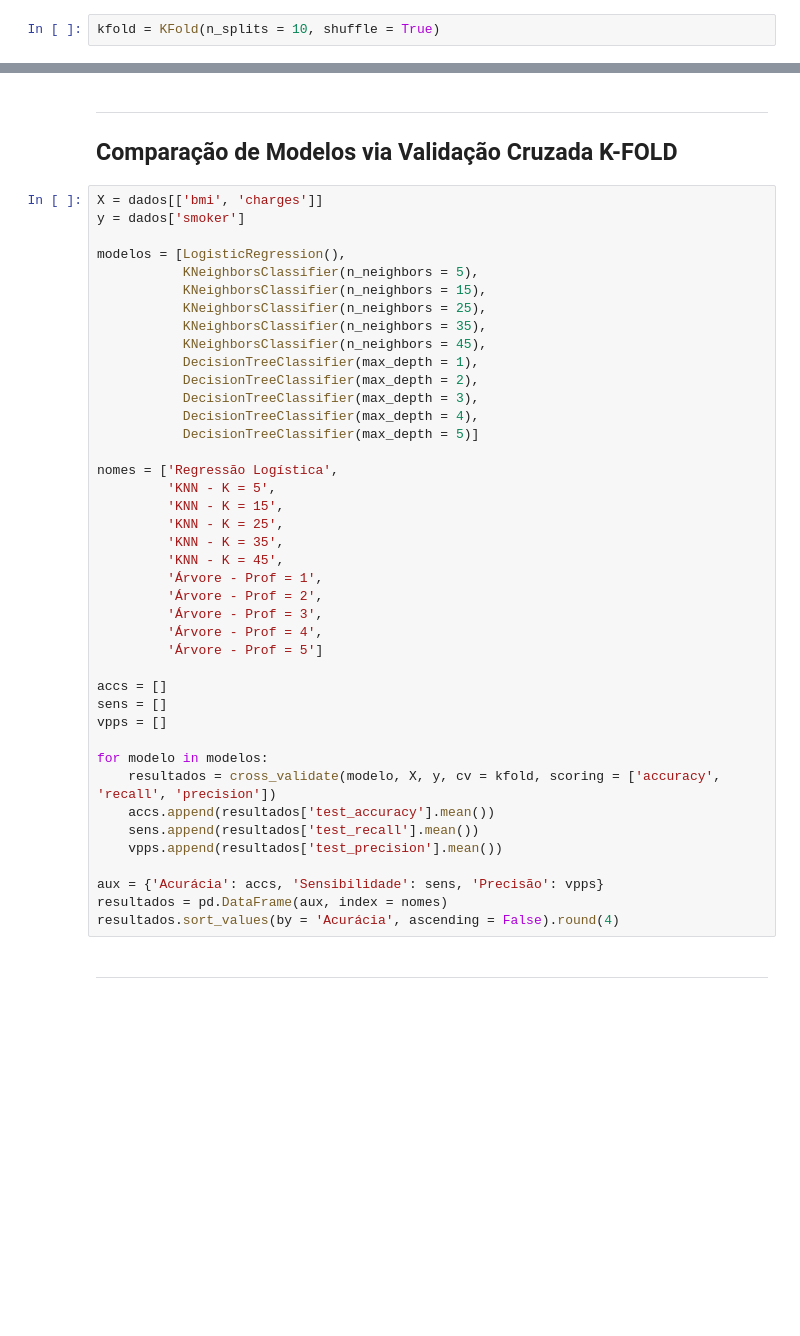
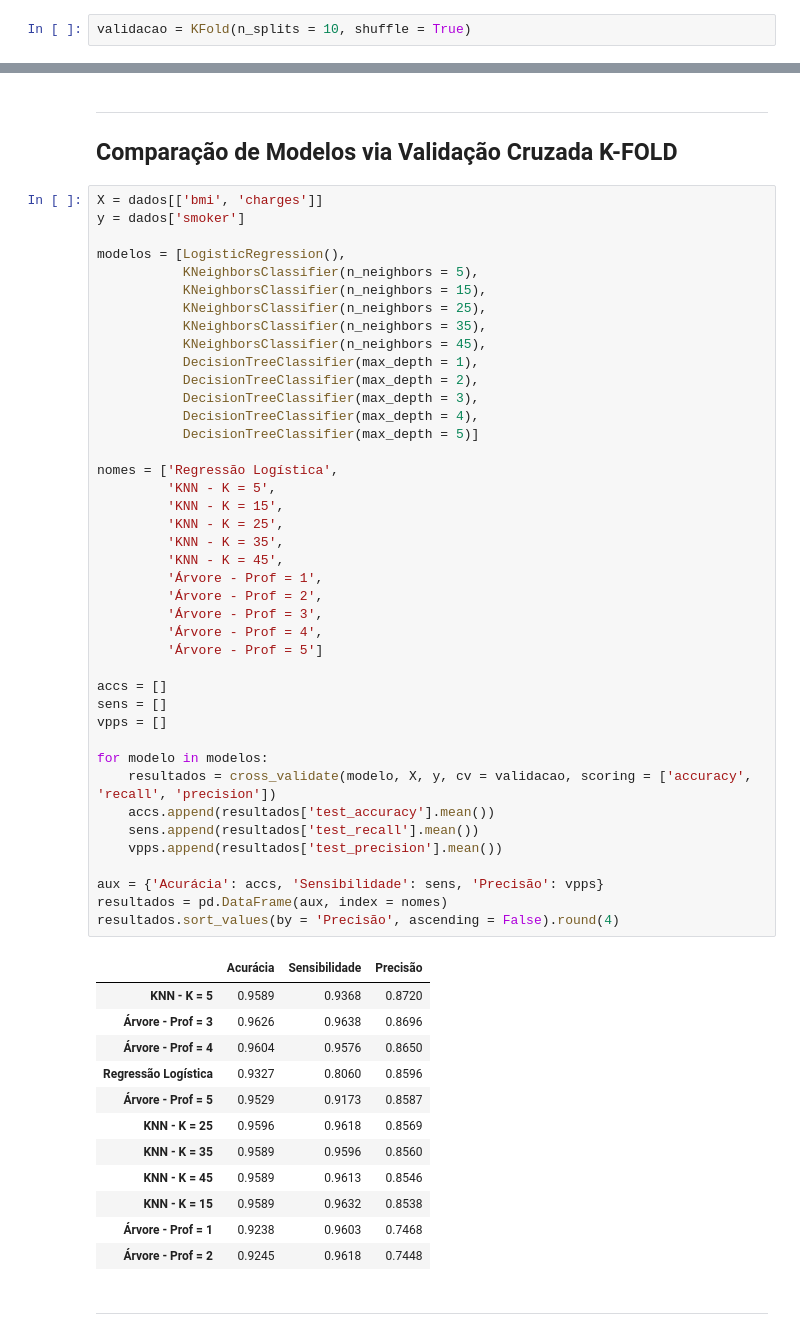
Before and after one commit to gitflai/DDS4, a Jupyter notebook: Aula_9_DDS4_Modelos_de_Classificação,_Regressao_Logistica.ipynb, the cells around one changed output, grey strips where cells are left out. Drawn from its saved outputs; the diff is of its cells as text; blank space fills up the shorter version.

```diff
--- a/Aula_9_DDS4_Modelos_de_Classificação,_Regressao_Logistica.ipynb
+++ b/Aula_9_DDS4_Modelos_de_Classificação,_Regressao_Logistica.ipynb
@@ -25,7 +39,7 @@ dados.head()
 from sklearn.model_selection import KFold
 from sklearn.model_selection import cross_validate
 # %%
-kfold = KFold(n_splits = 10, shuffle = True)
+validacao = KFold(n_splits = 10, shuffle = True)
 # %% [markdown]
 ---
 ## **Regressão Logística**
@@ -188,35 +236,48 @@ modelos = [LogisticRegression(),
            KNeighborsClassifier(n_neighbors = 45),
            DecisionTreeClassifier(max_depth = 1),
            DecisionTreeClassifier(max_depth = 2),
            DecisionTreeClassifier(max_depth = 3),
            DecisionTreeClassifier(max_depth = 4),
            DecisionTreeClassifier(max_depth = 5)]
 
 nomes = ['Regressão Logística',
          'KNN - K = 5',
          'KNN - K = 15',
          'KNN - K = 25',
          'KNN - K = 35',
          'KNN - K = 45',
          'Árvore - Prof = 1',
          'Árvore - Prof = 2',
          'Árvore - Prof = 3',
          'Árvore - Prof = 4',
          'Árvore - Prof = 5']
 
 accs = []
 sens = []
 vpps = []
 
 for modelo in modelos:
-    resultados = cross_validate(modelo, X, y, cv = kfold, scoring = ['accuracy', 'recall', 'precision'])
+    resultados = cross_validate(modelo, X, y, cv = validacao, scoring = ['accuracy', 'recall', 'precision'])
     accs.append(resultados['test_accuracy'].mean())
     sens.append(resultados['test_recall'].mean())
     vpps.append(resultados['test_precision'].mean())
 
 aux = {'Acurácia': accs, 'Sensibilidade': sens, 'Precisão': vpps}
 resultados = pd.DataFrame(aux, index = nomes)
-resultados.sort_values(by = 'Acurácia', ascending = False).round(4)
+resultados.sort_values(by = 'Precisão', ascending = False).round(4)
+# %% [output]
+|  | Acurácia | Sensibilidade | Precisão |
+| KNN - K = 5 | 0.9589 | 0.9368 | 0.8720 |
+| Árvore - Prof = 3 | 0.9626 | 0.9638 | 0.8696 |
+| Árvore - Prof = 4 | 0.9604 | 0.9576 | 0.8650 |
+| Regressão Logística | 0.9327 | 0.8060 | 0.8596 |
+| Árvore - Prof = 5 | 0.9529 | 0.9173 | 0.8587 |
+| KNN - K = 25 | 0.9596 | 0.9618 | 0.8569 |
+| KNN - K = 35 | 0.9589 | 0.9596 | 0.8560 |
+| KNN - K = 45 | 0.9589 | 0.9613 | 0.8546 |
+| KNN - K = 15 | 0.9589 | 0.9632 | 0.8538 |
+| Árvore - Prof = 1 | 0.9238 | 0.9603 | 0.7468 |
+| Árvore - Prof = 2 | 0.9245 | 0.9618 | 0.7448 |
 # %% [markdown]
 ---
 # %% [markdown]
```
Also changed, not shown: parts of 13 cells of this notebook.
